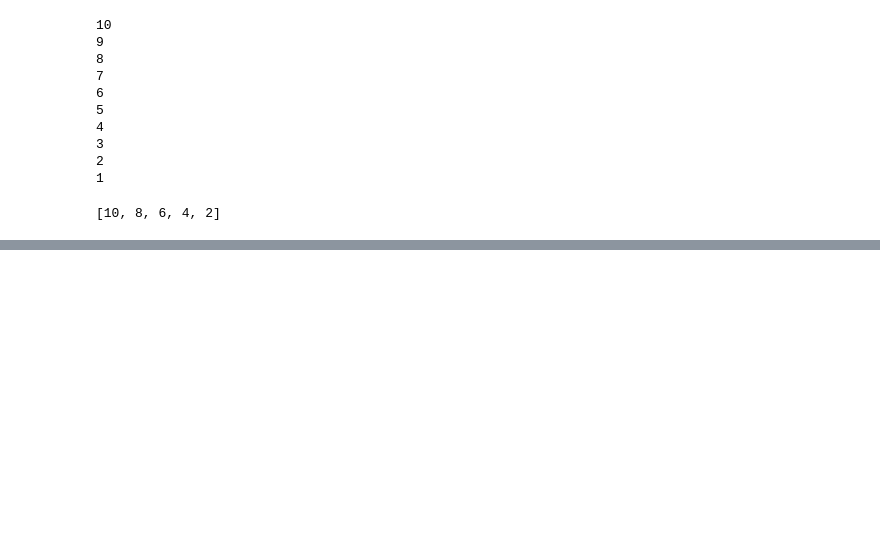
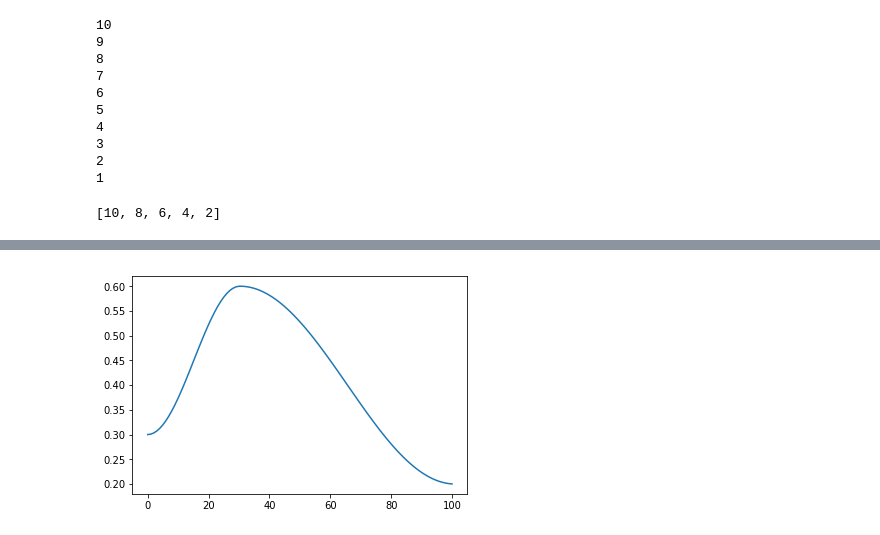
Before and after one commit to raghavab1992/fav3part2, a Jupyter notebook: dev_course/dl2/rb1992/Lesson_11.ipynb, the cells around one changed output, grey strips where cells are left out. Saved outputs shown, nothing was run; the diff lists cells and outputs as text; code cells hidden in the pictures; blank space fills up the shorter version.

```diff
--- a/dev_course/dl2/rb1992/Lesson_11.ipynb
+++ b/dev_course/dl2/rb1992/Lesson_11.ipynb
@@ -217,0 +878,4 @@ rec_test(10)
+# %%
+run.recorder.plot_lr()
+# %% [output]
+[figure, added]
```
Also changed, not shown: parts of 101 cells of this notebook.
